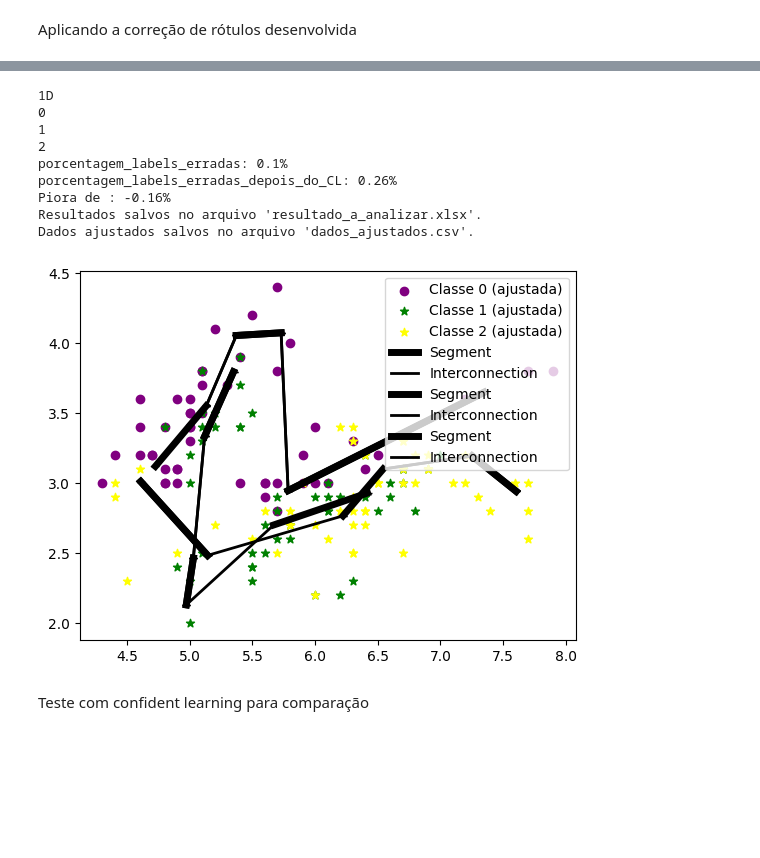
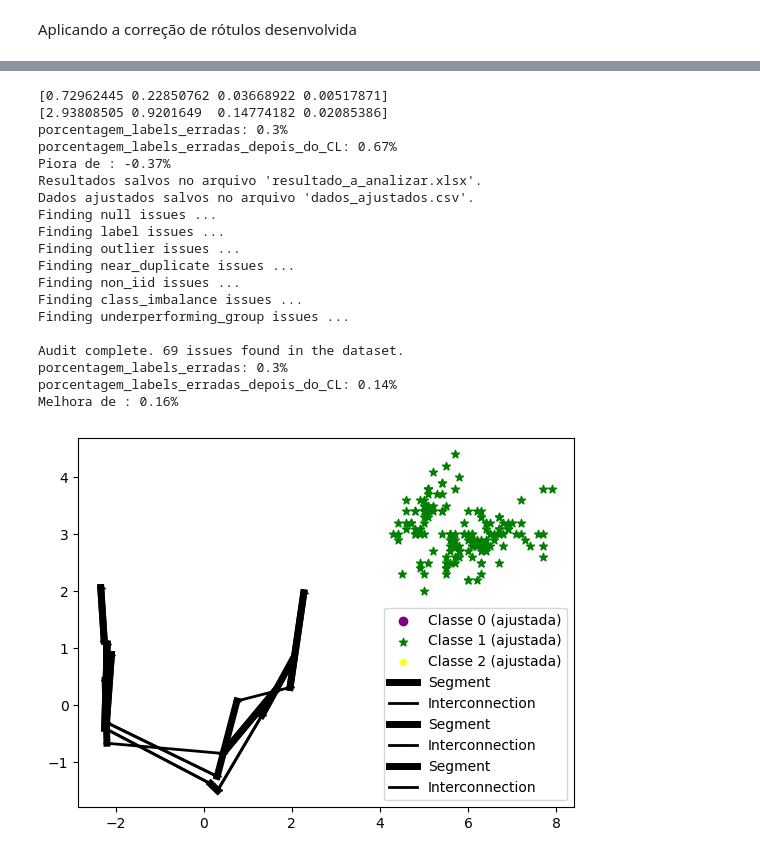
Before and after one commit to Maxnasc/Errors_in_labels_with_PC, a Jupyter notebook: errors_in_labels_with_pc/test_iris_dataset/iris_dataset.ipynb, the cells around one changed output, grey strips where cells are left out. Cells and saved outputs as stored; diff of their text form; code cells hidden in the pictures; blank space fills up the shorter version.

```diff
--- a/errors_in_labels_with_pc/test_iris_dataset/iris_dataset.ipynb
+++ b/errors_in_labels_with_pc/test_iris_dataset/iris_dataset.ipynb
@@ -50,7 +53,7 @@ def alterar_rotulos(Y, percentual, random_state=None):
 
     return Y_alterado
 
-Y_com_erro = alterar_rotulos(Y_original, 0.1)
+Y_com_erro = alterar_rotulos(Y_original, 0.3)
 
 # Fazer o plot dos dados alterados
 plot_scatter(labels=Y_com_erro)
@@ -62,7 +193,24 @@ Aplicando a correção de rótulos desenvolvida
 # %%
 Y = Y_com_erro.copy()
+
+# # Rodando PCA nos dados
+df_iris = pd.DataFrame(iris.data, columns=iris.feature_names) # Cria um dataframe com o dataset de iris
+
+scaler = StandardScaler() # Scaler
+
+iris_scaled = scaler.fit_transform(df_iris) # Normaliza os dados para serem usados dentro do PCA
+df_iris_scaled = pd.DataFrame(iris_scaled, columns=iris.feature_names)
+
+pca =  PCA(n_components=4) # Cria o objeto de pca com 2 componentes
+pca.fit(iris_scaled) # Faz o PCA com a configuração correta
+
+print(pca.explained_variance_ratio_	)
+print(pca.explained_variance_)
+
+iris_pca = pca.transform(iris_scaled)
+
 clf = MultiClassPC(f=0.8, k_max=3, lamda=0.5, alfa=0.5)
-clf.fit(X, Y)
+clf.fit(iris_pca, Y)
 
 curves_ = clf.curves
 
@@ -123,40 +271,48 @@ data_distances["adjusted_label"] = Y
 df_dados_ajustados = pd.DataFrame(
     X, columns=[f"Feature_{i+1}" for i in range(X.shape[1])]
 )
 df_dados_ajustados["Label"] = Y
 
 porcentagem_labels_erradas = (data_distances['error_label'] != data_distances['original_label']).mean()
 porcentagem_labels_erradas_depois_do_CL = (data_distances['adjusted_label'] != data_distances['original_label']).mean()
 score_correcao = porcentagem_labels_erradas - porcentagem_labels_erradas_depois_do_CL
 
 print(f'porcentagem_labels_erradas: {round(porcentagem_labels_erradas, 2)}%')
 print(f'porcentagem_labels_erradas_depois_do_CL: {round(porcentagem_labels_erradas_depois_do_CL, 2)}%')
 if score_correcao < 0:
     print(f'Piora de : {round(score_correcao, 2)}%')
 elif score_correcao > 0:
     print(f'Melhora de : {round(score_correcao, 2)}%')
 else:
     print(f'Sem alteração: {round(score_correcao, 2)}%')
 
 # Salvando no CSV
 # data_distances.to_excel("resultado_a_analizar.xlsx", index=False)
 # df_dados_ajustados.to_excel("dados_ajustados.xlsx", index=False)
 
 print("Resultados salvos no arquivo 'resultado_a_analizar.xlsx'.")
 print("Dados ajustados salvos no arquivo 'dados_ajustados.csv'.")
 
 # Comparação com o CL
 issues = get_CL_label_correction(X, Y_com_erro, Y_original)
 # %% [output]
-1D
-0
-1
-2
-porcentagem_labels_erradas: 0.1%
-porcentagem_labels_erradas_depois_do_CL: 0.26%
-Piora de : -0.16%
+[0.72962445 0.22850762 0.03668922 0.00517871]
+[2.93808505 0.9201649  0.14774182 0.02085386]
+porcentagem_labels_erradas: 0.3%
+porcentagem_labels_erradas_depois_do_CL: 0.67%
+Piora de : -0.37%
 Resultados salvos no arquivo 'resultado_a_analizar.xlsx'.
 Dados ajustados salvos no arquivo 'dados_ajustados.csv'.
+Finding null issues ...
+Finding label issues ...
+Finding outlier issues ...
+Finding near_duplicate issues ...
+Finding non_iid issues ...
+Finding class_imbalance issues ...
+Finding underperforming_group issues ...
+
+Audit complete. 69 issues found in the dataset.
+porcentagem_labels_erradas: 0.3%
+porcentagem_labels_erradas_depois_do_CL: 0.14%
+Melhora de : 0.16%
-[figure, old version]
+[figure, new version]
-# %% [markdown]
-Teste com confident learning para comparação
```
Also changed, not shown: parts of 4 cells of this notebook, 3 other files.
